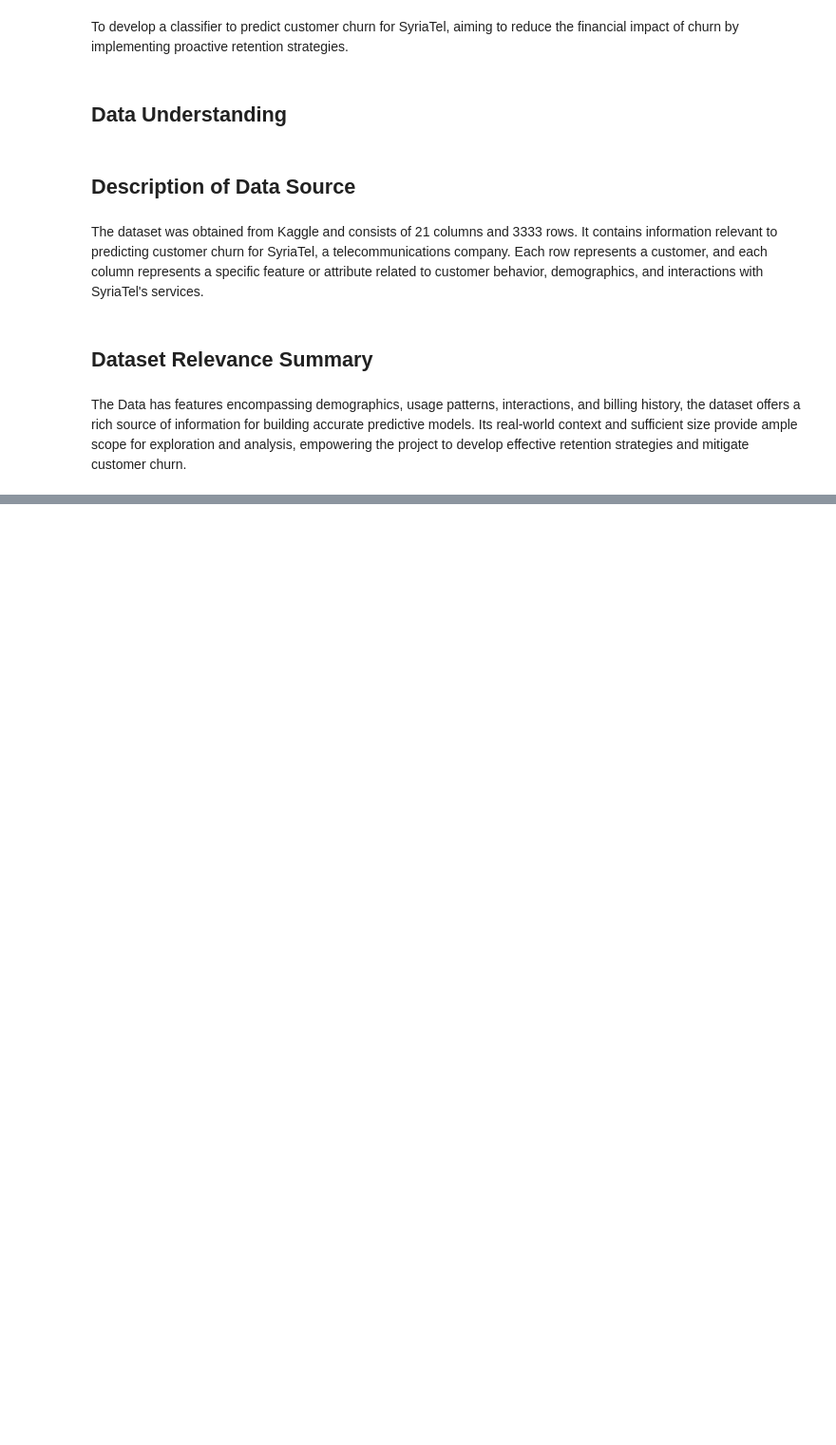
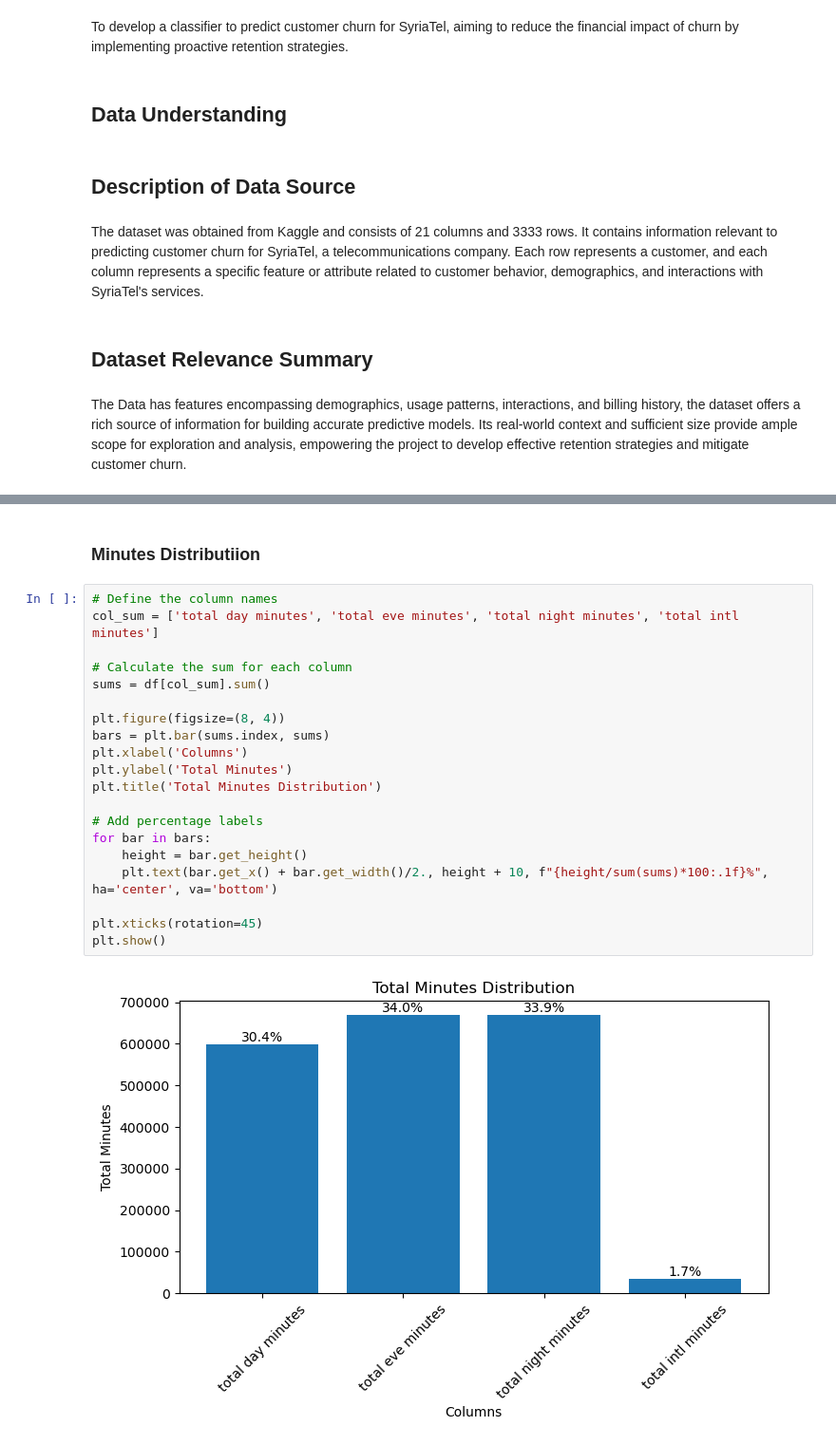
Before and after one commit to kiptochmike/Customer-Churn, a Jupyter notebook: customer_churn.ipynb, the cells around one changed output, grey strips where cells are left out. Shown at 95% size. Drawn from its saved outputs; the diff is of its cells as text; blank space fills up the shorter version.

```diff
--- a/customer_churn.ipynb
+++ b/customer_churn.ipynb
@@ -31,0 +225,24 @@ The Data has features encompassing demographics, usage patterns, interactions, a
+# %% [markdown]
+### Minutes Distributiion
+# %%
+# Define the column names
+col_sum = ['total day minutes', 'total eve minutes', 'total night minutes', 'total intl minutes']
+
+# Calculate the sum for each column
+sums = df[col_sum].sum()
+
+plt.figure(figsize=(8, 4))
+bars = plt.bar(sums.index, sums)
+plt.xlabel('Columns')
+plt.ylabel('Total Minutes')
+plt.title('Total Minutes Distribution')
+
+# Add percentage labels
+for bar in bars:
+    height = bar.get_height()
+    plt.text(bar.get_x() + bar.get_width()/2., height + 10, f"{height/sum(sums)*100:.1f}%", ha='center', va='bottom')
+
+plt.xticks(rotation=45)
+plt.show()
+# %% [output]
+[figure, added]
```
Also changed, not shown: parts of 43 cells of this notebook, 1 other file.
